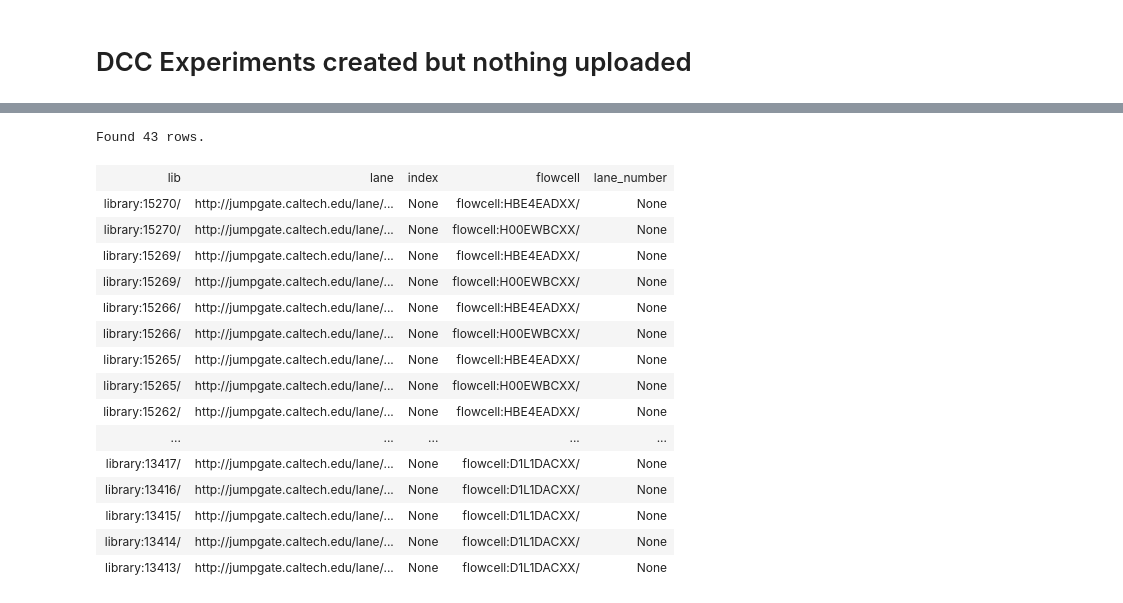
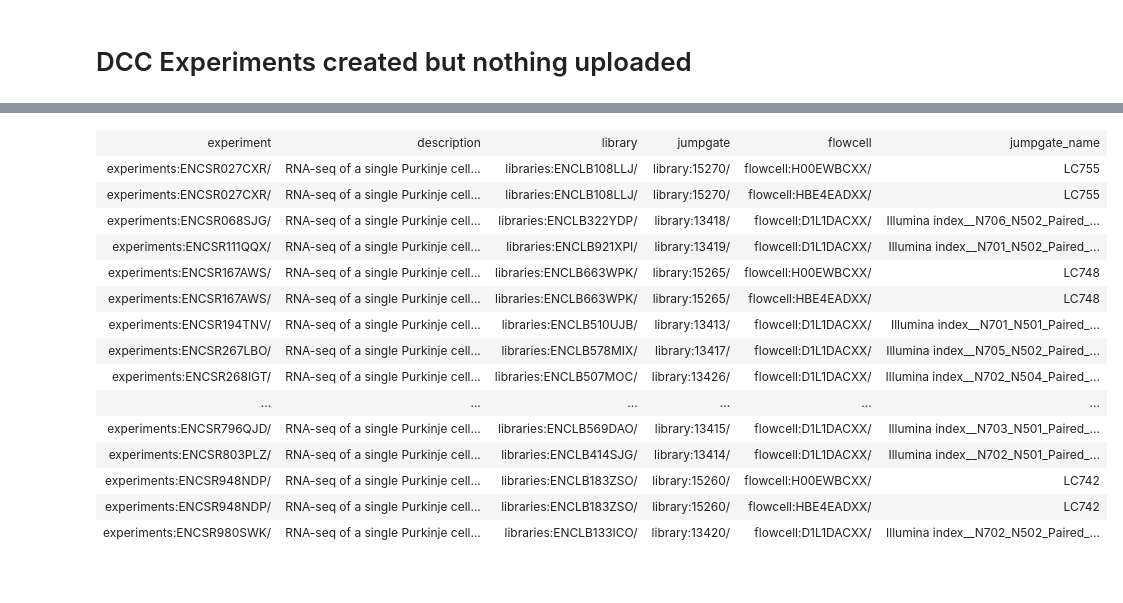
Before and after one commit to detrout/encode3-curation, a Jupyter notebook: encode-y3q1-in-progress.ipynb, the cells around one changed output, grey strips where cells are left out. Drawn from its saved outputs; the diff is of its cells as text; code cells hidden in the pictures.

Commit message:
update report to include dcc description of experiment

```diff
--- a/encode-y3q1-in-progress.ipynb
+++ b/encode-y3q1-in-progress.ipynb
@@ -140,28 +127,19 @@ Found 43 rows.
-# %%
-%%sparql -m model -c
-select distinct ?lib ?lane ?index ?flowcell ?lane_number ?lane
-where {
-  ?lib a htsw:Library ;
-       htsw:has_lane ?lane .
-  ?lane
-     htsw:flowcell ?flowcell .
-
-}
-# %% [output]
-Found 43 rows.
-| lib | lane | index | flowcell | lane_number |
-| library:15270/ | http://jumpgate.caltech.edu/lane/... | None | flowcell:HBE4EADXX/ | None |
-| library:15270/ | http://jumpgate.caltech.edu/lane/... | None | flowcell:H00EWBCXX/ | None |
-| library:15269/ | http://jumpgate.caltech.edu/lane/... | None | flowcell:HBE4EADXX/ | None |
-| library:15269/ | http://jumpgate.caltech.edu/lane/... | None | flowcell:H00EWBCXX/ | None |
-| library:15266/ | http://jumpgate.caltech.edu/lane/... | None | flowcell:HBE4EADXX/ | None |
-| library:15266/ | http://jumpgate.caltech.edu/lane/... | None | flowcell:H00EWBCXX/ | None |
-| library:15265/ | http://jumpgate.caltech.edu/lane/... | None | flowcell:HBE4EADXX/ | None |
-| library:15265/ | http://jumpgate.caltech.edu/lane/... | None | flowcell:H00EWBCXX/ | None |
-| library:15262/ | http://jumpgate.caltech.edu/lane/... | None | flowcell:HBE4EADXX/ | None |
-| ... | ... | ... | ... | ... |
-| library:13417/ | http://jumpgate.caltech.edu/lane/... | None | flowcell:D1L1DACXX/ | None |
-| library:13416/ | http://jumpgate.caltech.edu/lane/... | None | flowcell:D1L1DACXX/ | None |
-| library:13415/ | http://jumpgate.caltech.edu/lane/... | None | flowcell:D1L1DACXX/ | None |
-| library:13414/ | http://jumpgate.caltech.edu/lane/... | None | flowcell:D1L1DACXX/ | None |
-| library:13413/ | http://jumpgate.caltech.edu/lane/... | None | flowcell:D1L1DACXX/ | None |
+# %%
+inprogress
+# %% [output]
+| experiment | description | library | jumpgate | flowcell | jumpgate_name |
+| experiments:ENCSR027CXR/ | RNA-seq of a single Purkinje cell... | libraries:ENCLB108LLJ/ | library:15270/ | flowcell:H00EWBCXX/ | LC755 |
+| experiments:ENCSR027CXR/ | RNA-seq of a single Purkinje cell... | libraries:ENCLB108LLJ/ | library:15270/ | flowcell:HBE4EADXX/ | LC755 |
+| experiments:ENCSR068SJG/ | RNA-seq of a single Purkinje cell... | libraries:ENCLB322YDP/ | library:13418/ | flowcell:D1L1DACXX/ | Illumina index__N706_N502_Paired_... |
+| experiments:ENCSR111QQX/ | RNA-seq of a single Purkinje cell... | libraries:ENCLB921XPI/ | library:13419/ | flowcell:D1L1DACXX/ | Illumina index__N701_N502_Paired_... |
+| experiments:ENCSR167AWS/ | RNA-seq of a single Purkinje cell... | libraries:ENCLB663WPK/ | library:15265/ | flowcell:H00EWBCXX/ | LC748 |
+| experiments:ENCSR167AWS/ | RNA-seq of a single Purkinje cell... | libraries:ENCLB663WPK/ | library:15265/ | flowcell:HBE4EADXX/ | LC748 |
+| experiments:ENCSR194TNV/ | RNA-seq of a single Purkinje cell... | libraries:ENCLB510UJB/ | library:13413/ | flowcell:D1L1DACXX/ | Illumina index__N701_N501_Paired_... |
+| experiments:ENCSR267LBO/ | RNA-seq of a single Purkinje cell... | libraries:ENCLB578MIX/ | library:13417/ | flowcell:D1L1DACXX/ | Illumina index__N705_N502_Paired_... |
+| experiments:ENCSR268IGT/ | RNA-seq of a single Purkinje cell... | libraries:ENCLB507MOC/ | library:13426/ | flowcell:D1L1DACXX/ | Illumina index__N702_N504_Paired_... |
+| ... | ... | ... | ... | ... | ... |
+| experiments:ENCSR796QJD/ | RNA-seq of a single Purkinje cell... | libraries:ENCLB569DAO/ | library:13415/ | flowcell:D1L1DACXX/ | Illumina index__N703_N501_Paired_... |
+| experiments:ENCSR803PLZ/ | RNA-seq of a single Purkinje cell... | libraries:ENCLB414SJG/ | library:13414/ | flowcell:D1L1DACXX/ | Illumina index__N702_N501_Paired_... |
+| experiments:ENCSR948NDP/ | RNA-seq of a single Purkinje cell... | libraries:ENCLB183ZSO/ | library:15260/ | flowcell:H00EWBCXX/ | LC742 |
+| experiments:ENCSR948NDP/ | RNA-seq of a single Purkinje cell... | libraries:ENCLB183ZSO/ | library:15260/ | flowcell:HBE4EADXX/ | LC742 |
+| experiments:ENCSR980SWK/ | RNA-seq of a single Purkinje cell... | libraries:ENCLB133ICO/ | library:13420/ | flowcell:D1L1DACXX/ | Illumina index__N702_N502_Paired_... |
```
Also changed, not shown: parts of 2 cells of this notebook.
